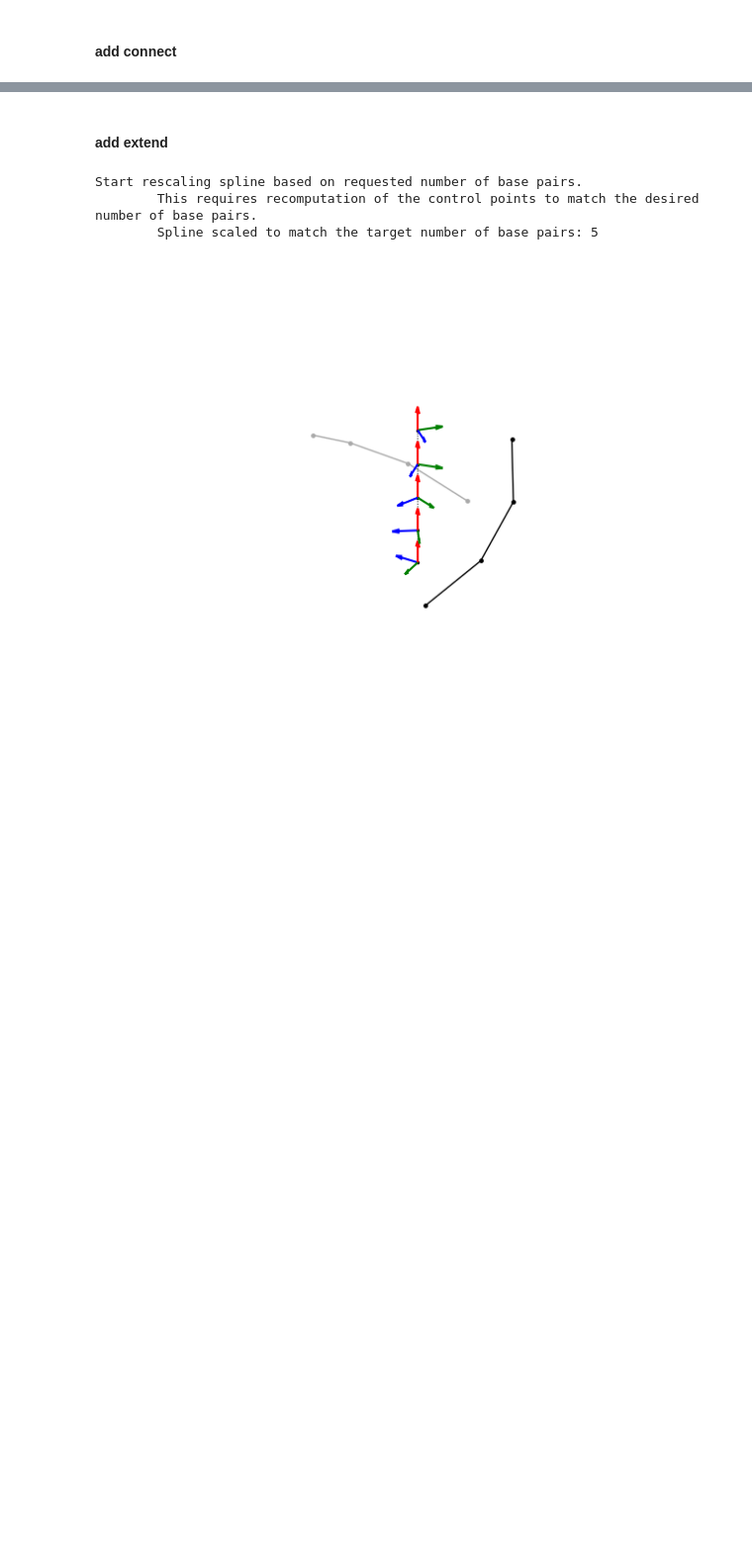
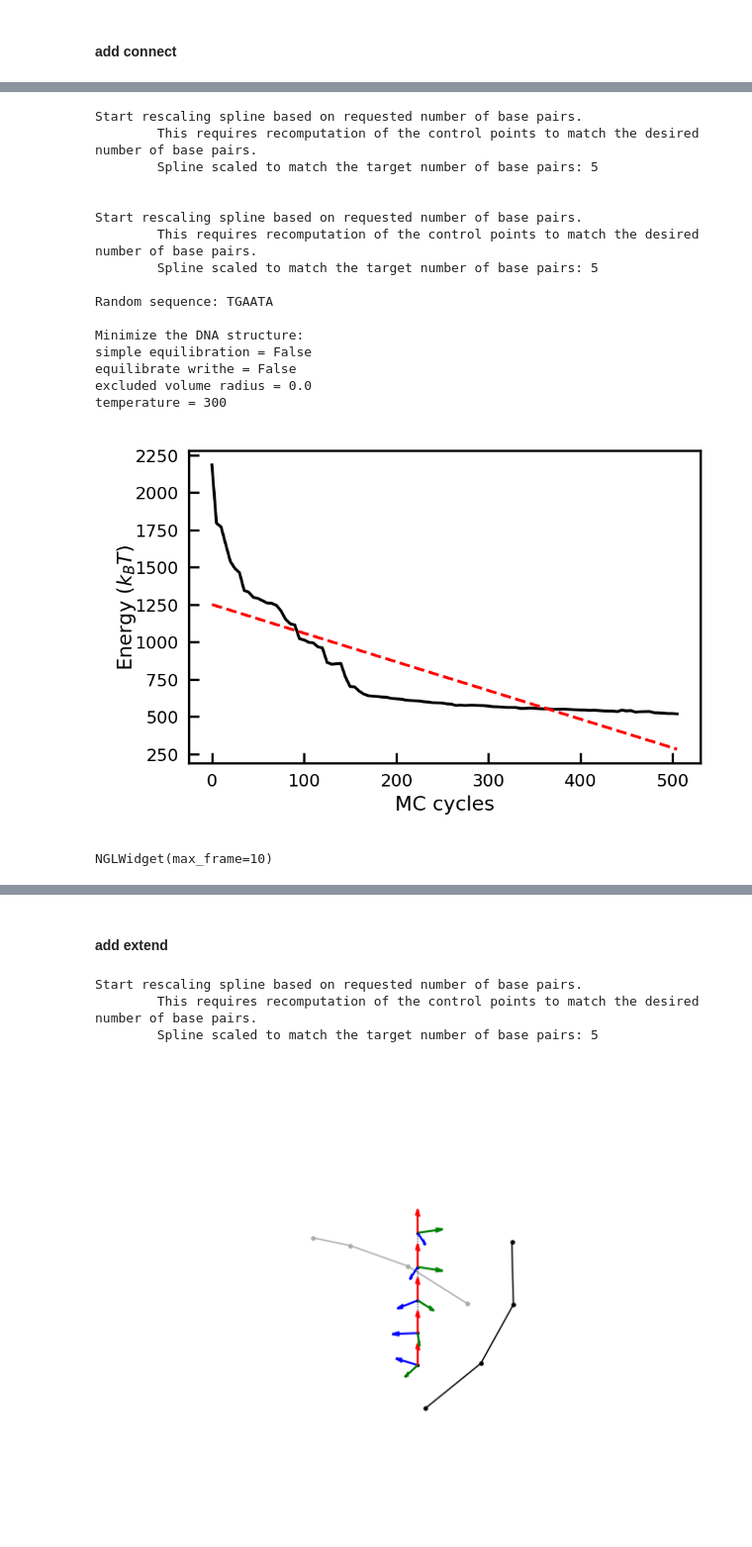
Before and after one commit to Heezch/mdna, a Jupyter notebook: studies/_orchestrate/demo.ipynb, the cells around one changed output, grey strips where cells are left out. Shown at 99% size. Drawn from its saved outputs; the diff is of its cells as text; code cells hidden in the pictures; blank space fills up the shorter version.

```diff
--- a/studies/_orchestrate/demo.ipynb
+++ b/studies/_orchestrate/demo.ipynb
@@ -234,0 +19,28 @@ Random sequence: TGCAAGGACCATCTTGTCGA
+# %%
+dna0 = mdna.make(sequence='AAAAA',control_points=np.array([[0,0,0],[0,0,1],[0,0,2],[0,0,3],[0,0,4]]))
+dna1 = mdna.make(sequence='GGGGG',control_points=np.array([[0,0,0],[0,0,1],[0,0,2],[0,0,3],[0,0,4]])-np.array([0,0,0])+np.array([0,0,20]))
+
+dna2 = mdna.connect(dna0,dna1,n_bp=5)
+#dna2.minimize(exvol_rad=2)
+
+view = nv.show_mdtraj(dna2.get_MC_traj()[::50])
+view
+# %% [output]
+Start rescaling spline based on requested number of base pairs.
+        This requires recomputation of the control points to match the desired number of base pairs.
+        Spline scaled to match the target number of base pairs: 5
+
+
+Start rescaling spline based on requested number of base pairs.
+        This requires recomputation of the control points to match the desired number of base pairs.
+        Spline scaled to match the target number of base pairs: 5
+
+Random sequence: TGAATA
+
+Minimize the DNA structure:
+simple equilibration = False
+equilibrate writhe = False
+excluded volume radius = 0.0
+temperature = 300
+[figure, added]
+NGLWidget(max_frame=10)
```
Also changed, not shown: parts of 5 cells of this notebook, 8 other files.
